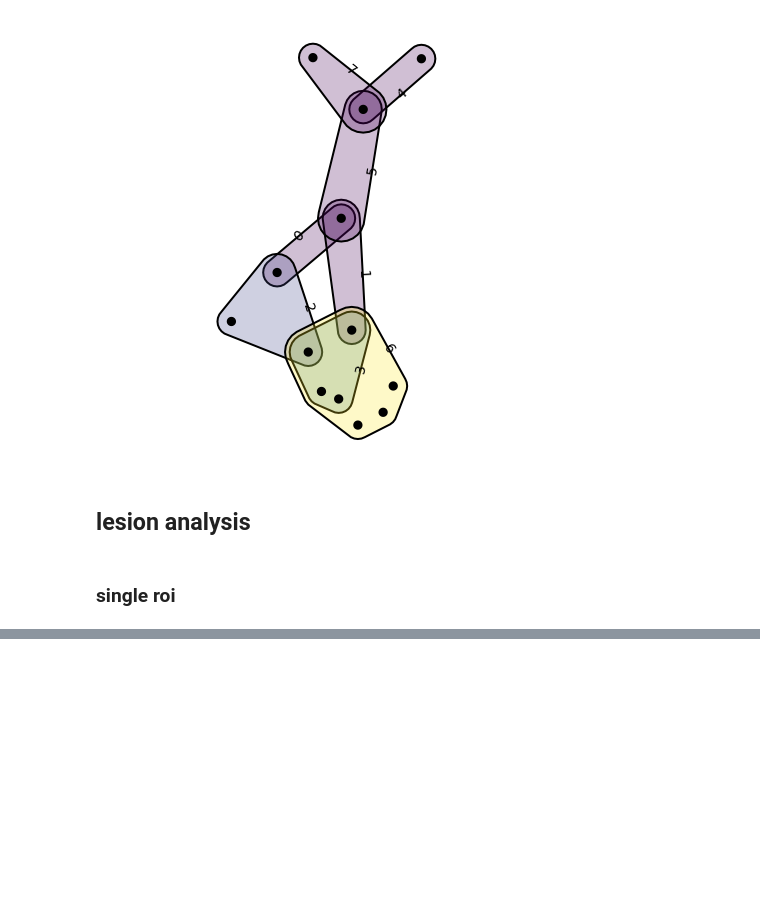
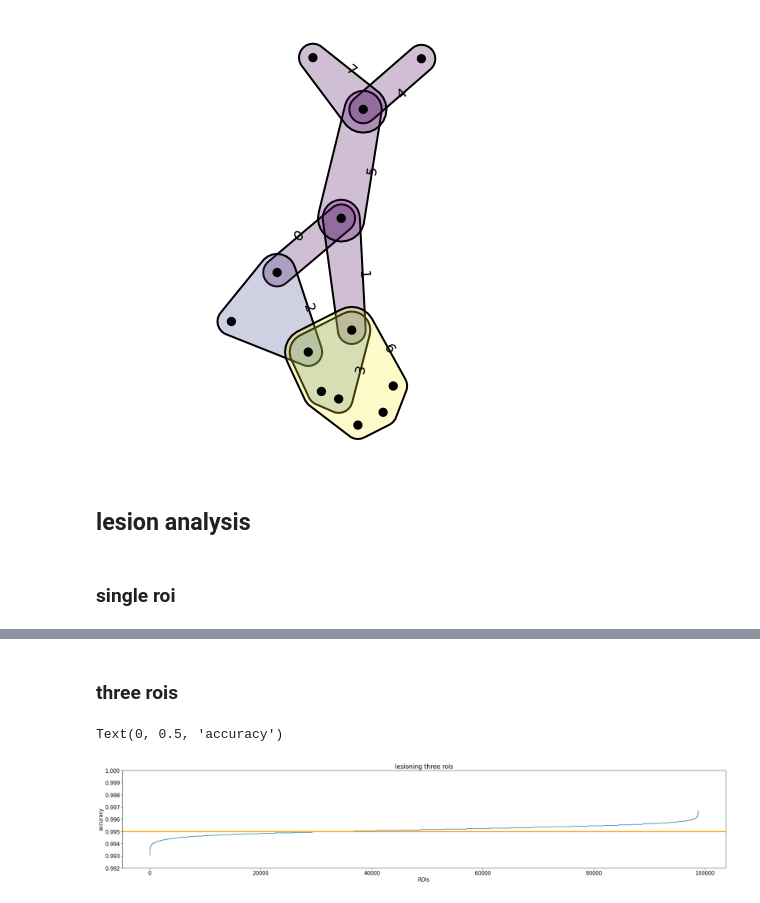
Before and after one commit to govinda-umd/explainable-ai, a Jupyter notebook: _sources/nb/mar22/05-ROIwise_nearmiss_segments_lesion_analysis.ipynb, the cells around one changed output, grey strips where cells are left out. Saved outputs shown, nothing was run; the diff lists cells and outputs as text; code cells hidden in the pictures; blank space fills up the shorter version.

```diff
--- a/_sources/nb/mar22/05-ROIwise_nearmiss_segments_lesion_analysis.ipynb
+++ b/_sources/nb/mar22/05-ROIwise_nearmiss_segments_lesion_analysis.ipynb
@@ -298,0 +382,32 @@ ax.grid(True)
+# %% [markdown]
+### three rois
+# %%
+cm = 1 #1/2.54
+nrows, ncols = 1, 1
+fig, axs = plt.subplots(
+    nrows=nrows,
+    ncols=ncols,
+    figsize=(30*cm, 5*cm),
+    sharex=False,
+    sharey=False,
+    dpi=75)
+
+ax = axs
+
+ax.set_title(f"lesioning three rois")
+
+y_pts = list(rois_records['rois_3'].values())
+ax.plot(y_pts)
+
+ax.axhline(
+    y=list(rois_records['rois_0'].values())[0],
+    color='orange',
+    linewidth=3.0)
+
+ax.set_ylim(0.992, 1.0)
+
+ax.set_xlabel(f"ROIs")
+ax.set_ylabel(f"accuracy")
+# %% [output]
+Text(0, 0.5, 'accuracy')
+[figure, added]
```
Also changed, not shown: parts of 7 cells of this notebook, 6 other files.
